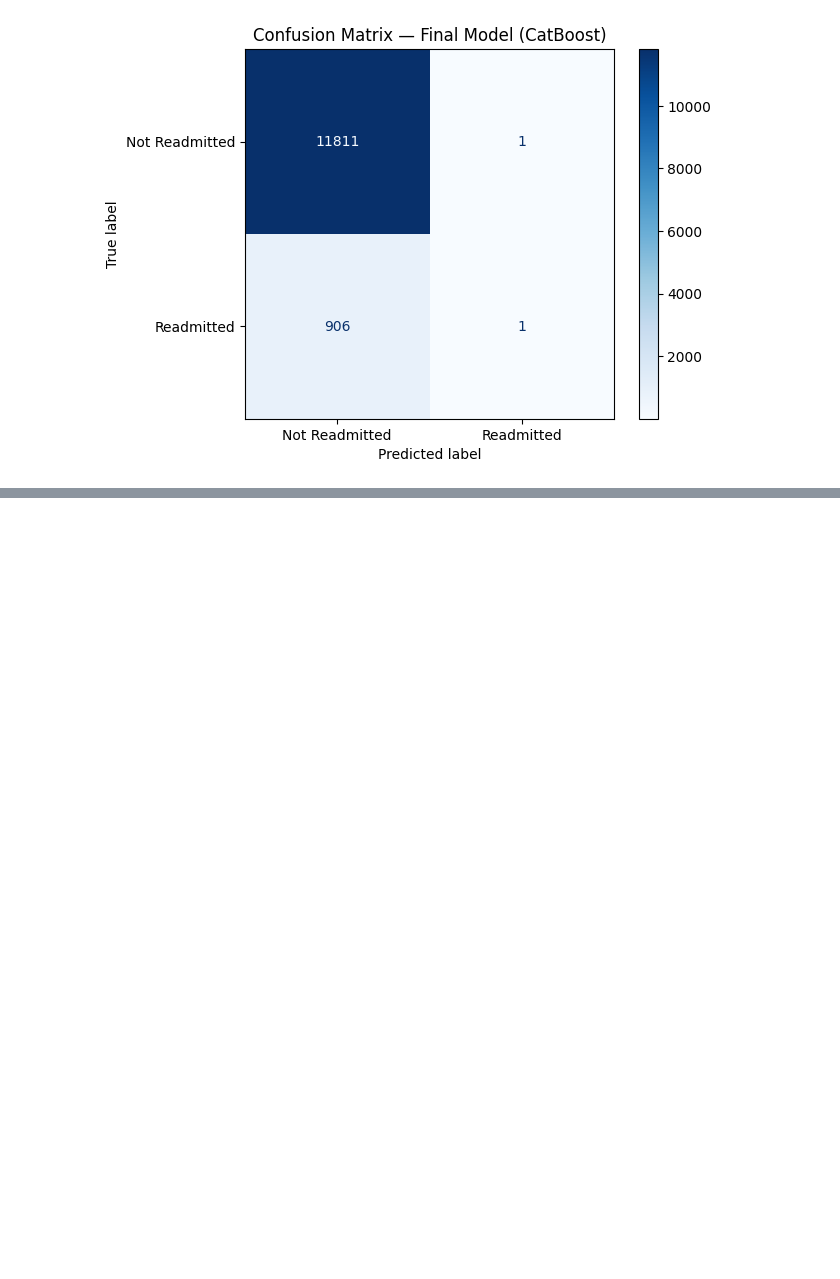
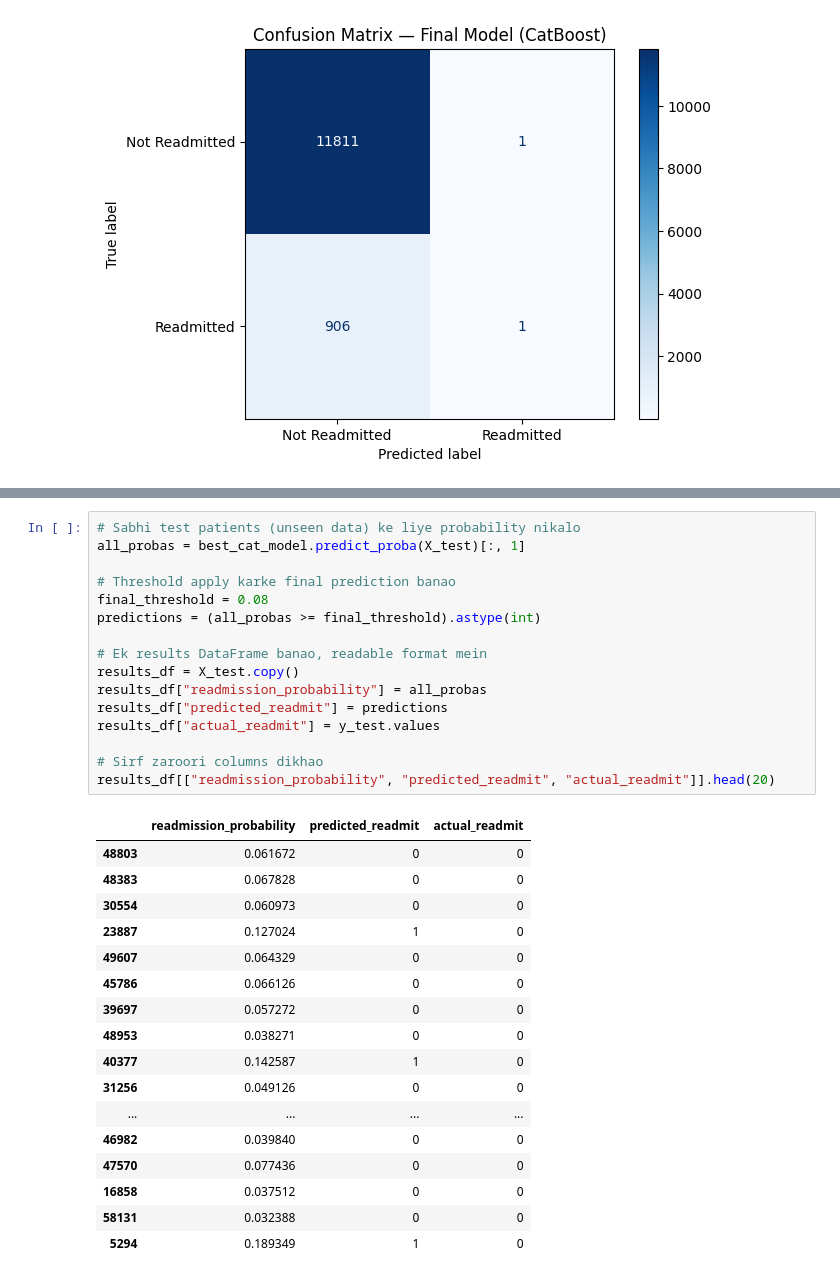
Before and after one commit to Priyanshi-Vishwakarma22/Hospital_Readmission_Risk_Prediction, a Jupyter notebook: notebook/training_data.ipynb, the cells around one changed output, grey strips where cells are left out. Saved outputs shown, nothing was run; the diff lists cells and outputs as text; blank space fills up the shorter version.

```diff
--- a/notebook/training_data.ipynb
+++ b/notebook/training_data.ipynb
@@ -782,0 +805,34 @@ plt.show()
+# %%
+# Sabhi test patients (unseen data) ke liye probability nikalo
+all_probas = best_cat_model.predict_proba(X_test)[:, 1]
+
+# Threshold apply karke final prediction banao
+final_threshold = 0.08
+predictions = (all_probas >= final_threshold).astype(int)
+
+# Ek results DataFrame banao, readable format mein
+results_df = X_test.copy()
+results_df["readmission_probability"] = all_probas
+results_df["predicted_readmit"] = predictions
+results_df["actual_readmit"] = y_test.values
+
+# Sirf zaroori columns dikhao
+results_df[["readmission_probability", "predicted_readmit", "actual_readmit"]].head(20)
+# %% [output]
+|  | readmission_probability | predicted_readmit | actual_readmit |
+| 48803 | 0.061672 | 0 | 0 |
+| 48383 | 0.067828 | 0 | 0 |
+| 30554 | 0.060973 | 0 | 0 |
+| 23887 | 0.127024 | 1 | 0 |
+| 49607 | 0.064329 | 0 | 0 |
+| 45786 | 0.066126 | 0 | 0 |
+| 39697 | 0.057272 | 0 | 0 |
+| 48953 | 0.038271 | 0 | 0 |
+| 40377 | 0.142587 | 1 | 0 |
+| 31256 | 0.049126 | 0 | 0 |
+| ... | ... | ... | ... |
+| 46982 | 0.039840 | 0 | 0 |
+| 47570 | 0.077436 | 0 | 0 |
+| 16858 | 0.037512 | 0 | 0 |
+| 58131 | 0.032388 | 0 | 0 |
+| 5294 | 0.189349 | 1 | 0 |
```
Also changed, not shown: parts of 4 cells of this notebook, 5 other files.
